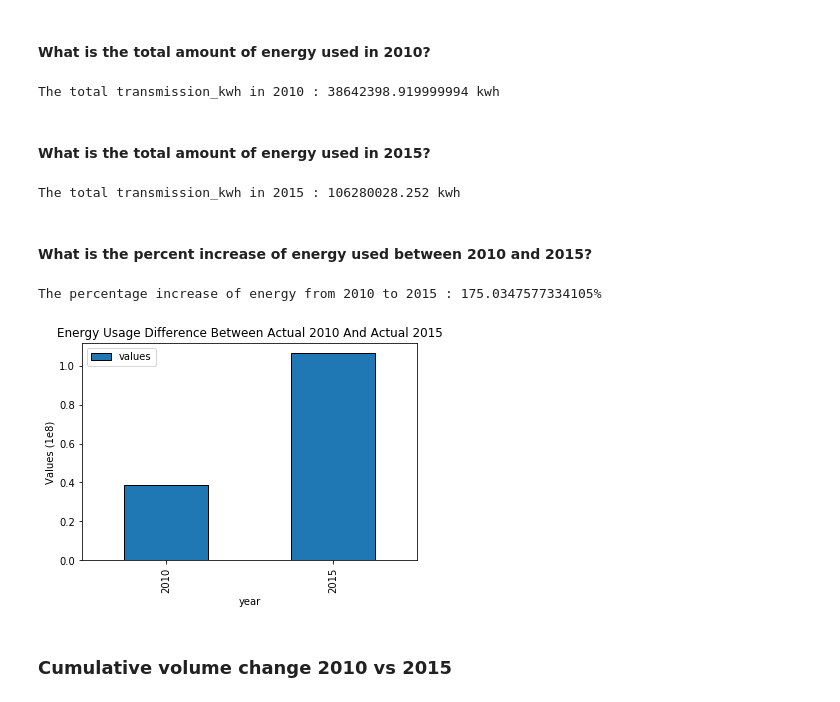
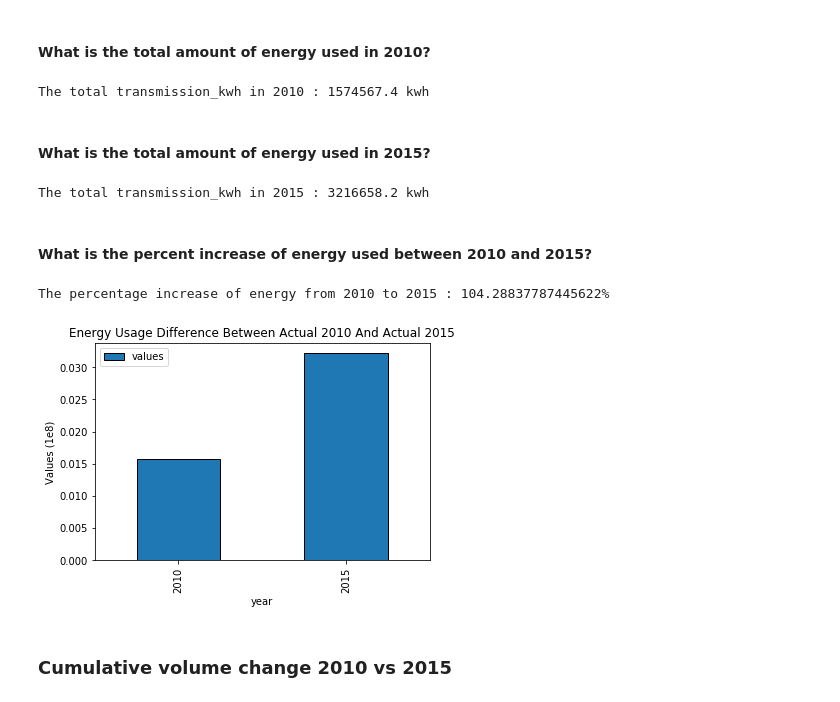
Before and after one commit to ds-modules/CE-110, a Jupyter notebook: CE-110_Lab_Mina.ipynb, the cells around one changed output. Saved outputs shown, nothing was run; the diff lists cells and outputs as text; code cells hidden in the pictures.

```diff
--- a/CE-110_Lab_Mina.ipynb
+++ b/CE-110_Lab_Mina.ipynb
@@ -274,6 +257,6 @@ sanjose_water_actual
 # %% [markdown]
 #### What is the total amount of energy used in 2010?
 # %%
-actual_energy_2010 = 1208 * 381.84 + 119991 * 318.2
+actual_energy_2010 = 1870 * 195.72 + 7410 * 163.1
 print ("Amount of Energy used in 2010 : " + str(actual_energy_2010) + " kwh")
 # %% [output]
@@ -341,35 +324,34 @@ plt.ylabel('Values');
 # %% [markdown]
 #### What is the total amount of energy used in 2010?
 # %%
-energy = 119991 * 318.2 + 1208 * 381.84
-print ("The total transmission_kwh in 2010 : " + str(energy) + " kwh")
+print ("The total transmission_kwh in 2010 : " + str(actual_energy_2010) + " kwh")
 # %% [output]
-The total transmission_kwh in 2010 : 38642398.919999994 kwh
+The total transmission_kwh in 2010 : 1574567.4 kwh
 # %% [markdown]
 #### What is the total amount of energy used in 2015?
 # %%
-energy1 = 106451 * 954.6 + 2092.98 * 2227.4
-print ("The total transmission_kwh in 2015 : " + str(energy1) + " kwh")
+actual_energy_2015 = 2335 * 195.72 + 8460 * 326.2
+print ("The total transmission_kwh in 2015 : " + str(actual_energy_2015) + " kwh")
 # %% [output]
-The total transmission_kwh in 2015 : 106280028.252 kwh
+The total transmission_kwh in 2015 : 3216658.2 kwh
 # %% [markdown]
 #### What is the percent increase of energy used between 2010 and 2015?
 # %%
-increase = energy1 - energy
-percentage_inc = increase / energy * 100
+increase = actual_energy_2015 - actual_energy_2010
+percentage_inc = increase / actual_energy_2010 * 100
 print ("The percentage increase of energy from 2010 to 2015 : " + str(percentage_inc) + "%")
 # %% [output]
-The percentage increase of energy from 2010 to 2015 : 175.0347577334105%
+The percentage increase of energy from 2010 to 2015 : 104.28837787445622%
 # %%
 data_2 = pd.DataFrame(data =
                       {"year" : [2010, 2015],
-                       "values" : [energy/(10**8), energy1/(10**8)]})
+                       "values" : [actual_energy_2010/(10**8), actual_energy_2015/(10**8)]})
 
 data_2.plot(kind='bar',x='year', y='values');
 plt.title("Energy Usage Difference Between Actual 2010 And Actual 2015")
 plt.ylabel('Values (1e8)');
 # %% [output]
-[figure, old version]
+[figure, new version]
 # %% [markdown]
 ### Cumulative volume change 2010 vs 2015
 # %% [markdown]
```
Also changed, not shown: parts of 47 cells of this notebook.
